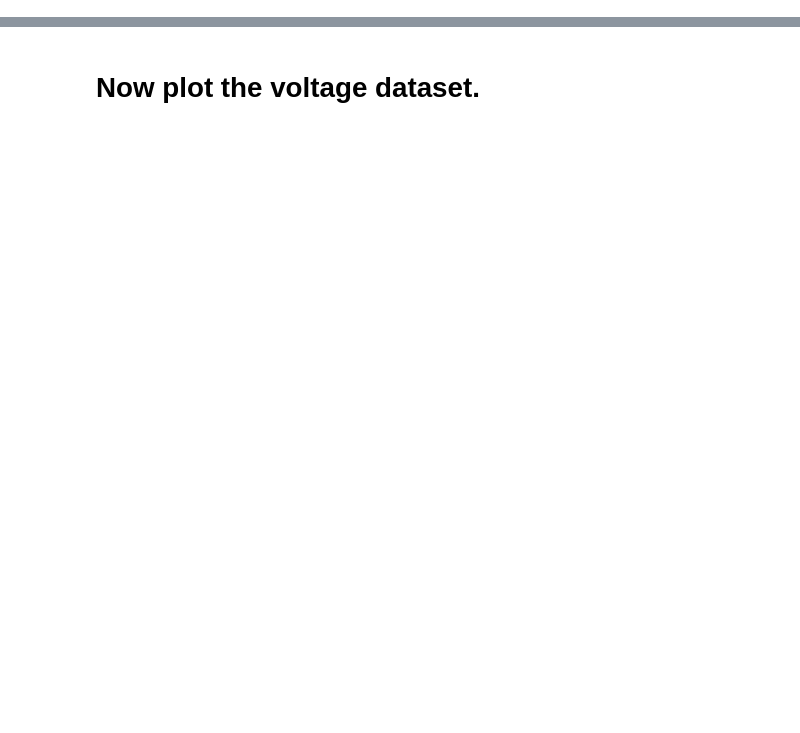
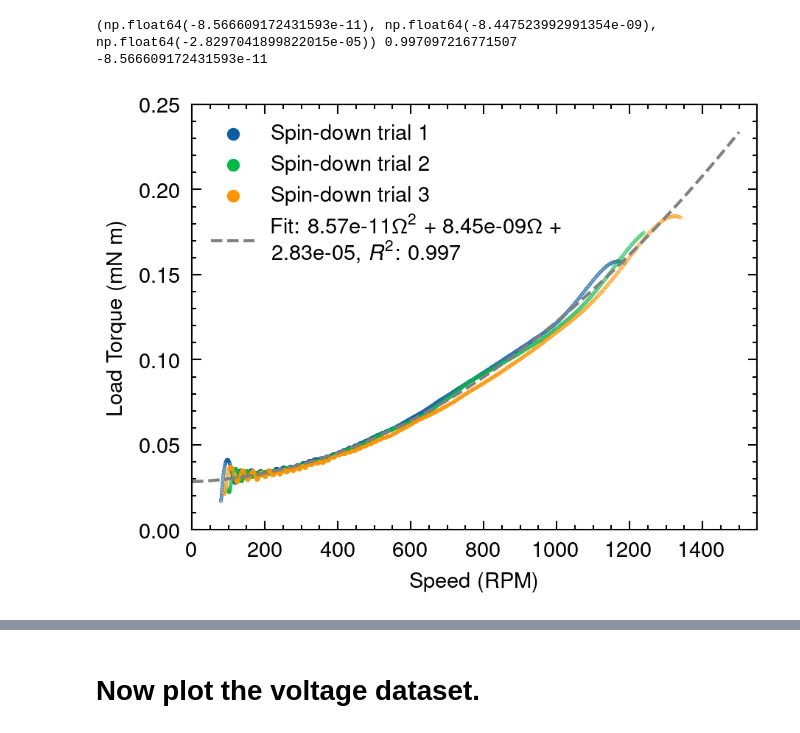
Before and after one commit to alexmi11/origami-motor, a Jupyter notebook: data_analysis/speed_analysis_09_19_2025.ipynb, the cells around one changed output, grey strips where cells are left out. Cells and saved outputs as stored; diff of their text form; code cells hidden in the pictures; blank space fills up the shorter version.

```diff
--- a/data_analysis/speed_analysis_09_19_2025.ipynb
+++ b/data_analysis/speed_analysis_09_19_2025.ipynb
@@ -219,6 +261,7 @@ plt.ylabel("speed (rpm)")
 
 def quad_fit(x, y):
     """
+    This method was written by Claude.
     Fit a quadratic function to data and return coefficients and R² value.
 
     Parameters:
@@ -264,33 +307,37 @@ plt.scatter(rpm(df_29_kV["omega(rad/s)"][14000:-1000]), -df_29_kV["T(Nm)"][14000
 
 
 
 omega_list = np.linspace(0, 1500)
 
 coeffs, r_squared = quad_fit(rpm(df_28_kV["omega(rad/s)"][4150:6200]), df_28_kV["T(Nm)"][4150:6200])
 
 def fit(omega):
     return coeffs[2] + coeffs[1] * ( omega) +  coeffs[0] * ( omega)**2
 
 
 print(coeffs, r_squared)
 
 print(coeffs[0])
 
 plt.xlim(0,1550)
 plt.ylim(0, 0.00025*1000)
 plt.plot (omega_list, -1000*fit(omega_list), color="grey", linestyle='dashed', label= "Fit: " + format(-coeffs[0], ".2e") + "$\Omega^2$ + " + format(-coeffs[1], ".2e") + "$\Omega$ + \n" + "      "+ format(-coeffs[2], ".2e") +  ", $R^2$: "+ str(round(r_squared, 3)))
 plt.ylabel("Load Torque (mN m)")
 plt.xlabel("Speed (RPM)")
 
 
 plt.rcParams["legend.markerscale"] = 20
 
 leg = plt.legend()
 
 for lh in leg.legend_handles:
     lh.set_alpha(1)
 plt.savefig("figures_20250919/Spindown.pdf", format="pdf")
 plt.savefig("figures_20250919/Spindown.png")
+# %% [output]
+(np.float64(-8.566609172431593e-11), np.float64(-8.447523992991354e-09), np.float64(-2.8297041899822015e-05)) 0.997097216771507
+-8.566609172431593e-11
+[figure, added]
 # %%
 size=0.1
 frequency=1
```
Also changed, not shown: parts of 11 cells of this notebook, 5 other files.
